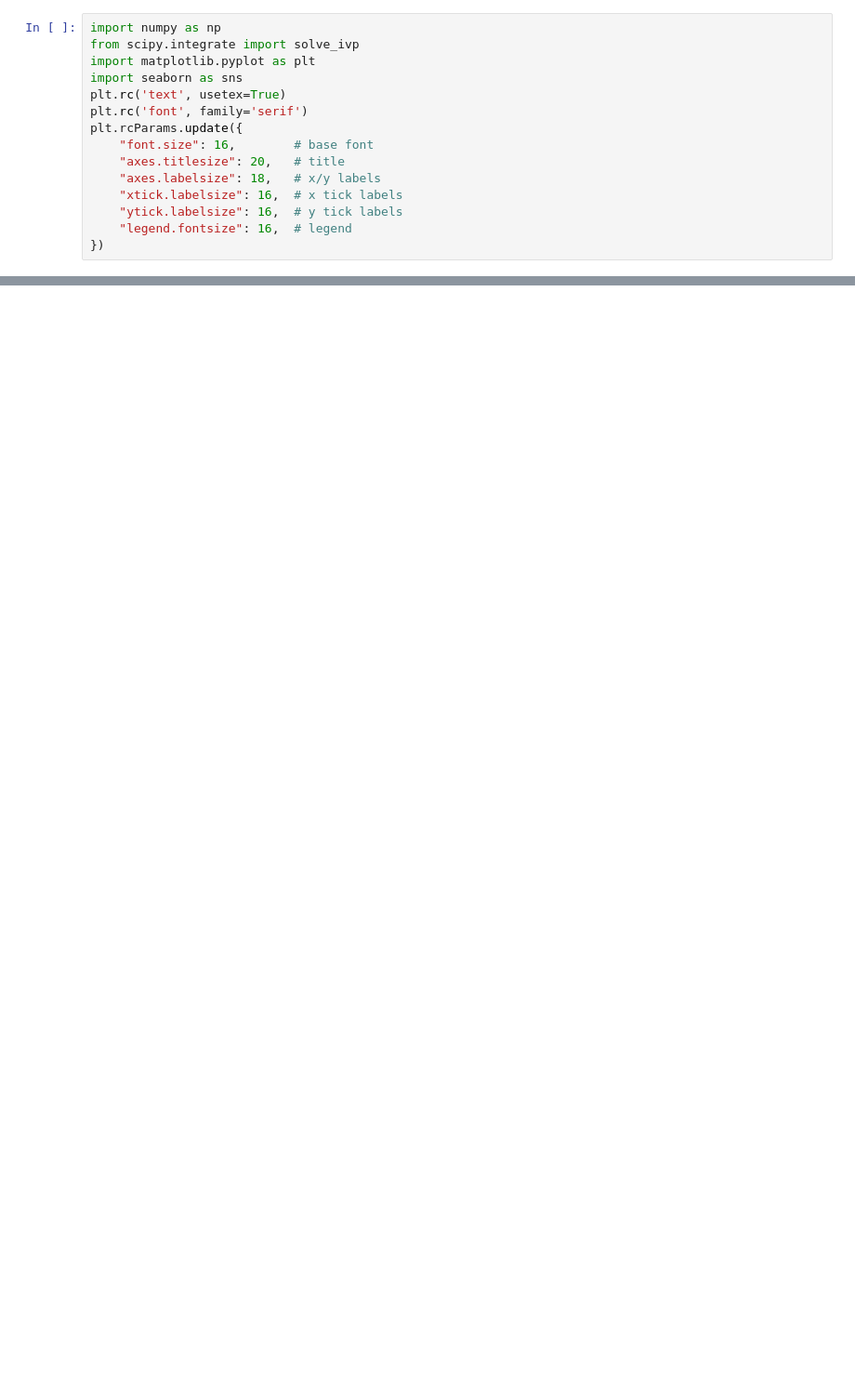
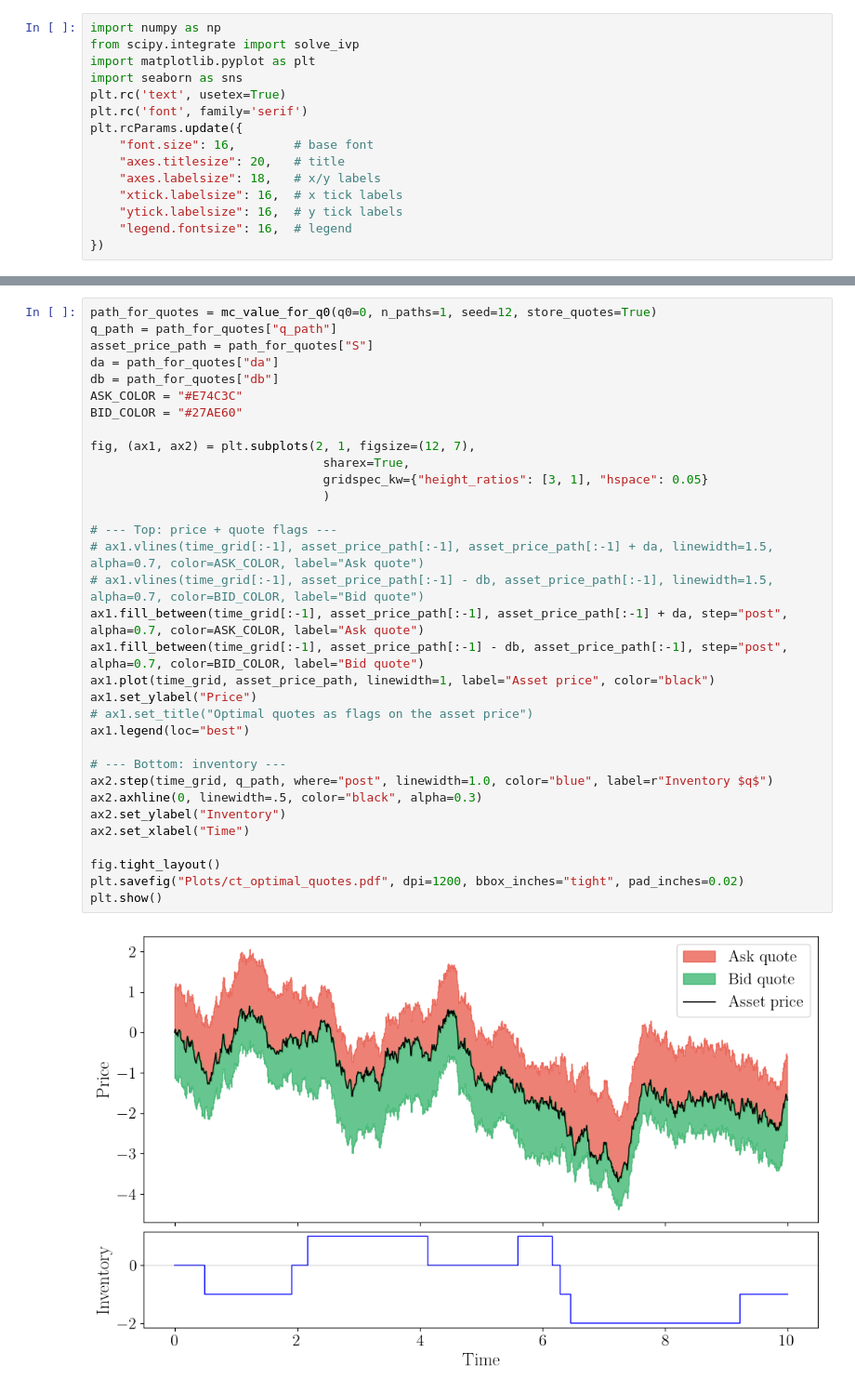
Before and after one commit to Marshhall/Market_Making, a Jupyter notebook: continuous_time.ipynb, the cells around one changed output, grey strips where cells are left out. Shown at 93% size. Drawn from its saved outputs; the diff is of its cells as text; blank space fills up the shorter version.

```diff
--- a/continuous_time.ipynb
+++ b/continuous_time.ipynb
@@ -109,0 +317,35 @@ Check terminal condition: V(T,0) = 0.0
+# %%
+path_for_quotes = mc_value_for_q0(q0=0, n_paths=1, seed=12, store_quotes=True)
+q_path = path_for_quotes["q_path"]
+asset_price_path = path_for_quotes["S"]
+da = path_for_quotes["da"]
+db = path_for_quotes["db"]
+ASK_COLOR = "#E74C3C"
+BID_COLOR = "#27AE60"
+
+fig, (ax1, ax2) = plt.subplots(2, 1, figsize=(12, 7),
+                                sharex=True,
+                                gridspec_kw={"height_ratios": [3, 1], "hspace": 0.05}
+                                )
+
+# --- Top: price + quote flags ---
+# ax1.vlines(time_grid[:-1], asset_price_path[:-1], asset_price_path[:-1] + da, linewidth=1.5, alpha=0.7, color=ASK_COLOR, label="Ask quote")
+# ax1.vlines(time_grid[:-1], asset_price_path[:-1] - db, asset_price_path[:-1], linewidth=1.5, alpha=0.7, color=BID_COLOR, label="Bid quote")
+ax1.fill_between(time_grid[:-1], asset_price_path[:-1], asset_price_path[:-1] + da, step="post", alpha=0.7, color=ASK_COLOR, label="Ask quote")
+ax1.fill_between(time_grid[:-1], asset_price_path[:-1] - db, asset_price_path[:-1], step="post", alpha=0.7, color=BID_COLOR, label="Bid quote")
+ax1.plot(time_grid, asset_price_path, linewidth=1, label="Asset price", color="black")
+ax1.set_ylabel("Price")
+# ax1.set_title("Optimal quotes as flags on the asset price")
+ax1.legend(loc="best")
+
+# --- Bottom: inventory ---
+ax2.step(time_grid, q_path, where="post", linewidth=1.0, color="blue", label=r"Inventory $q$")
+ax2.axhline(0, linewidth=.5, color="black", alpha=0.3)
+ax2.set_ylabel("Inventory")
+ax2.set_xlabel("Time")
+
+fig.tight_layout()
+plt.savefig("Plots/ct_optimal_quotes.pdf", dpi=1200, bbox_inches="tight", pad_inches=0.02)
+plt.show()
+# %% [output]
+[figure, added]
```
Also changed, not shown: parts of 7 cells of this notebook, 4 other files.
